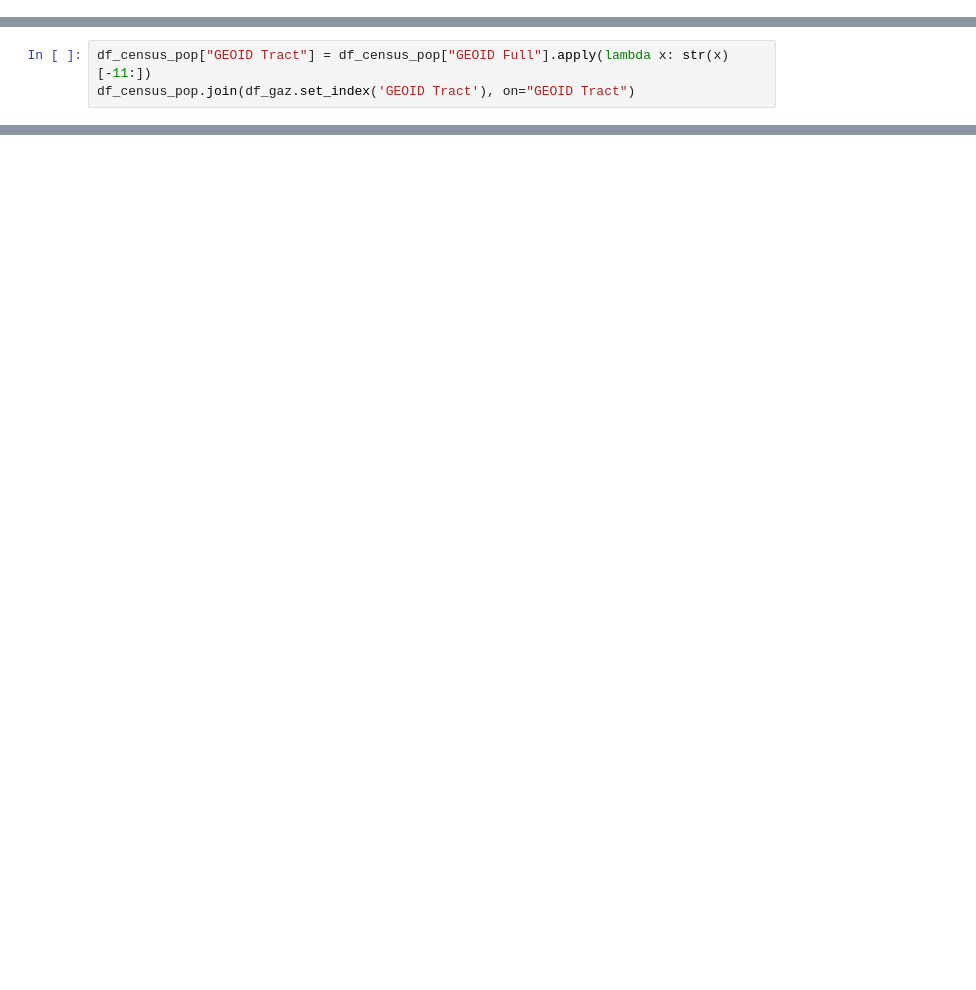
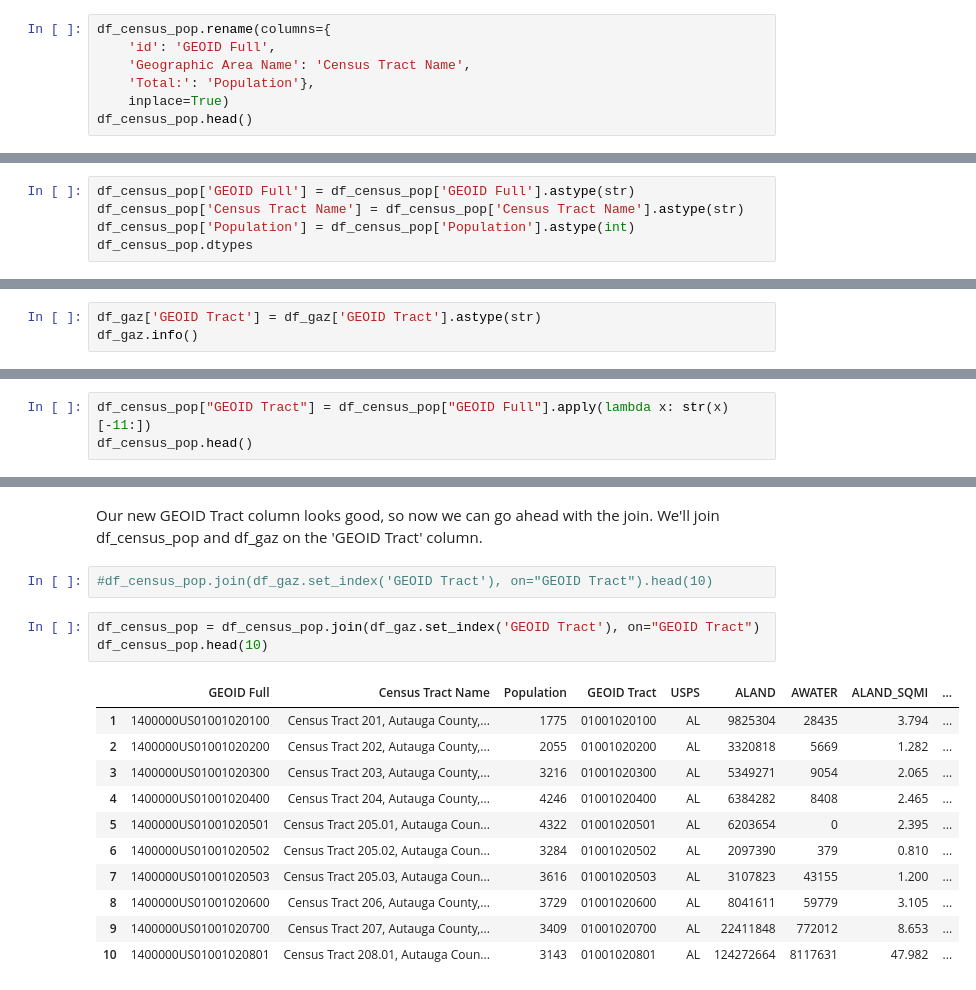
Before and after one commit to flanasonic/visualizing_population_density, a Jupyter notebook: notebooks/CensusCleaning.ipynb, the cells around one changed output, grey strips where cells are left out. Drawn from its saved outputs; the diff is of its cells as text; blank space fills up the shorter version.

```diff
--- a/notebooks/CensusCleaning.ipynb
+++ b/notebooks/CensusCleaning.ipynb
@@ -68,0 +108,7 @@ KeyError: "['Population'] not in index"
+# %%
+df_census_pop.rename(columns={
+    'id': 'GEOID Full',
+    'Geographic Area Name': 'Census Tract Name',
+    'Total:': 'Population'},
+    inplace=True)
+df_census_pop.head()
@@ -76,0 +190,5 @@ According to .info, all of the columns are free of null values. Again, we're a l
+# %%
+df_census_pop['GEOID Full'] = df_census_pop['GEOID Full'].astype(str)
+df_census_pop['Census Tract Name'] = df_census_pop['Census Tract Name'].astype(str)
+df_census_pop['Population'] = df_census_pop['Population'].astype(int)
+df_census_pop.dtypes
@@ -87,0 +242,3 @@ df_gaz
+# %%
+df_gaz['GEOID Tract'] = df_gaz['GEOID Tract'].astype(str)
+df_gaz.info()
@@ -88,3 +263,3 @@ df_gaz
 # %%
 df_census_pop["GEOID Tract"] = df_census_pop["GEOID Full"].apply(lambda x: str(x)[-11:])
-df_census_pop.join(df_gaz.set_index('GEOID Tract'), on="GEOID Tract")
+df_census_pop.head()
@@ -90,0 +273,19 @@ df_census_pop.join(df_gaz.set_index('GEOID Tract'), on="GEOID Tract")
+# %% [markdown]
+Our new GEOID Tract column looks good, so now we can go ahead with the join. We'll join df_census_pop and df_gaz on the 'GEOID Tract' column.
+# %%
+#df_census_pop.join(df_gaz.set_index('GEOID Tract'), on="GEOID Tract").head(10)
+# %%
+df_census_pop = df_census_pop.join(df_gaz.set_index('GEOID Tract'), on="GEOID Tract")
+df_census_pop.head(10)
+# %% [output]
+|  | GEOID Full | Census Tract Name | Population | GEOID Tract | USPS | ALAND | AWATER | ALAND_SQMI | ... |
+| 1 | 1400000US01001020100 | Census Tract 201, Autauga County,... | 1775 | 01001020100 | AL | 9825304 | 28435 | 3.794 | ... |
+| 2 | 1400000US01001020200 | Census Tract 202, Autauga County,... | 2055 | 01001020200 | AL | 3320818 | 5669 | 1.282 | ... |
+| 3 | 1400000US01001020300 | Census Tract 203, Autauga County,... | 3216 | 01001020300 | AL | 5349271 | 9054 | 2.065 | ... |
+| 4 | 1400000US01001020400 | Census Tract 204, Autauga County,... | 4246 | 01001020400 | AL | 6384282 | 8408 | 2.465 | ... |
+| 5 | 1400000US01001020501 | Census Tract 205.01, Autauga Coun... | 4322 | 01001020501 | AL | 6203654 | 0 | 2.395 | ... |
+| 6 | 1400000US01001020502 | Census Tract 205.02, Autauga Coun... | 3284 | 01001020502 | AL | 2097390 | 379 | 0.810 | ... |
+| 7 | 1400000US01001020503 | Census Tract 205.03, Autauga Coun... | 3616 | 01001020503 | AL | 3107823 | 43155 | 1.200 | ... |
+| 8 | 1400000US01001020600 | Census Tract 206, Autauga County,... | 3729 | 01001020600 | AL | 8041611 | 59779 | 3.105 | ... |
+| 9 | 1400000US01001020700 | Census Tract 207, Autauga County,... | 3409 | 01001020700 | AL | 22411848 | 772012 | 8.653 | ... |
+| 10 | 1400000US01001020801 | Census Tract 208.01, Autauga Coun... | 3143 | 01001020801 | AL | 124272664 | 8117631 | 47.982 | ... |
```
Also changed, not shown: parts of 42 cells of this notebook, 5 other files.
